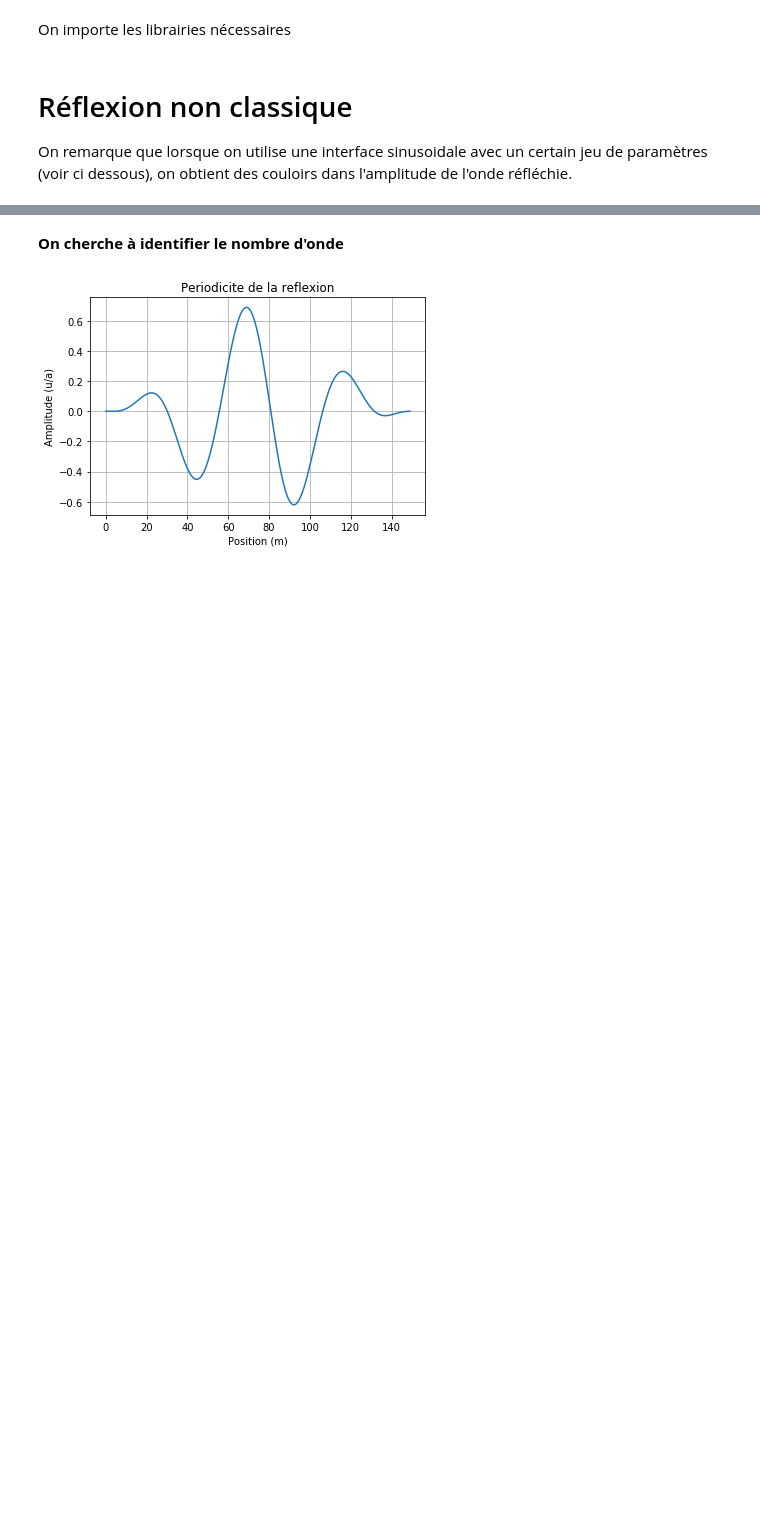
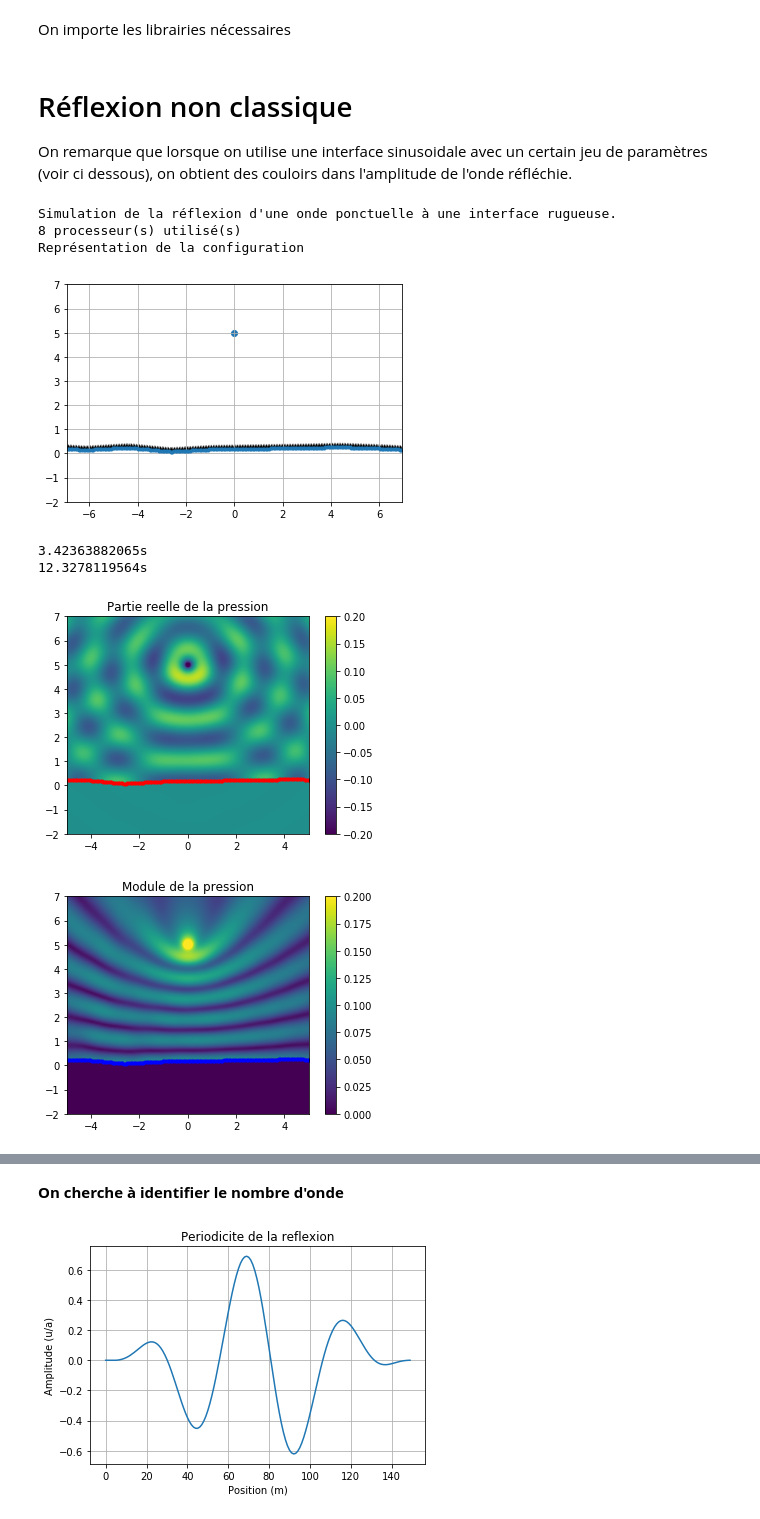
Before and after one commit to caillonantoine/rough-interface, a Jupyter notebook: Avancement.ipynb, the cells around one changed output, grey strips where cells are left out. Cells and saved outputs as stored; diff of their text form; code cells hidden in the pictures; blank space fills up the shorter version.

```diff
--- a/Avancement.ipynb
+++ b/Avancement.ipynb
@@ -25,4 +25,22 @@ pb = ri.RoughInterfaceScattering()
 # %% [markdown]
 # Réflexion non classique
 On remarque que lorsque on utilise une interface sinusoidale avec un certain jeu de paramètres (voir ci dessous), on obtient des couloirs dans l'amplitude de l'onde réfléchie.
+# %%
+import rough_interface as ri
+pb = ri.RoughInterfaceScattering()
+pb.create_interface('s_aleatoire',.30 ,1.7,1500 ,50)
+pb.set_source('ponctuelle',[0,5])
+pb.set_frequency(200)
+pb.set_omega([-5,5,-2,7],150 ,.2)
+pb.set_circle(2,[0,0])
+p,d = pb.start()
+# %% [output]
+Simulation de la réflexion d'une onde ponctuelle à une interface rugueuse.
+8 processeur(s) utilisé(s)
+Représentation de la configuration
+[figure, added]
+3.42363882065s
+12.3278119564s
+[figure, added]
+[figure, added]
 # %%
```
Also changed, not shown: parts of 10 cells of this notebook, 2 other files.
